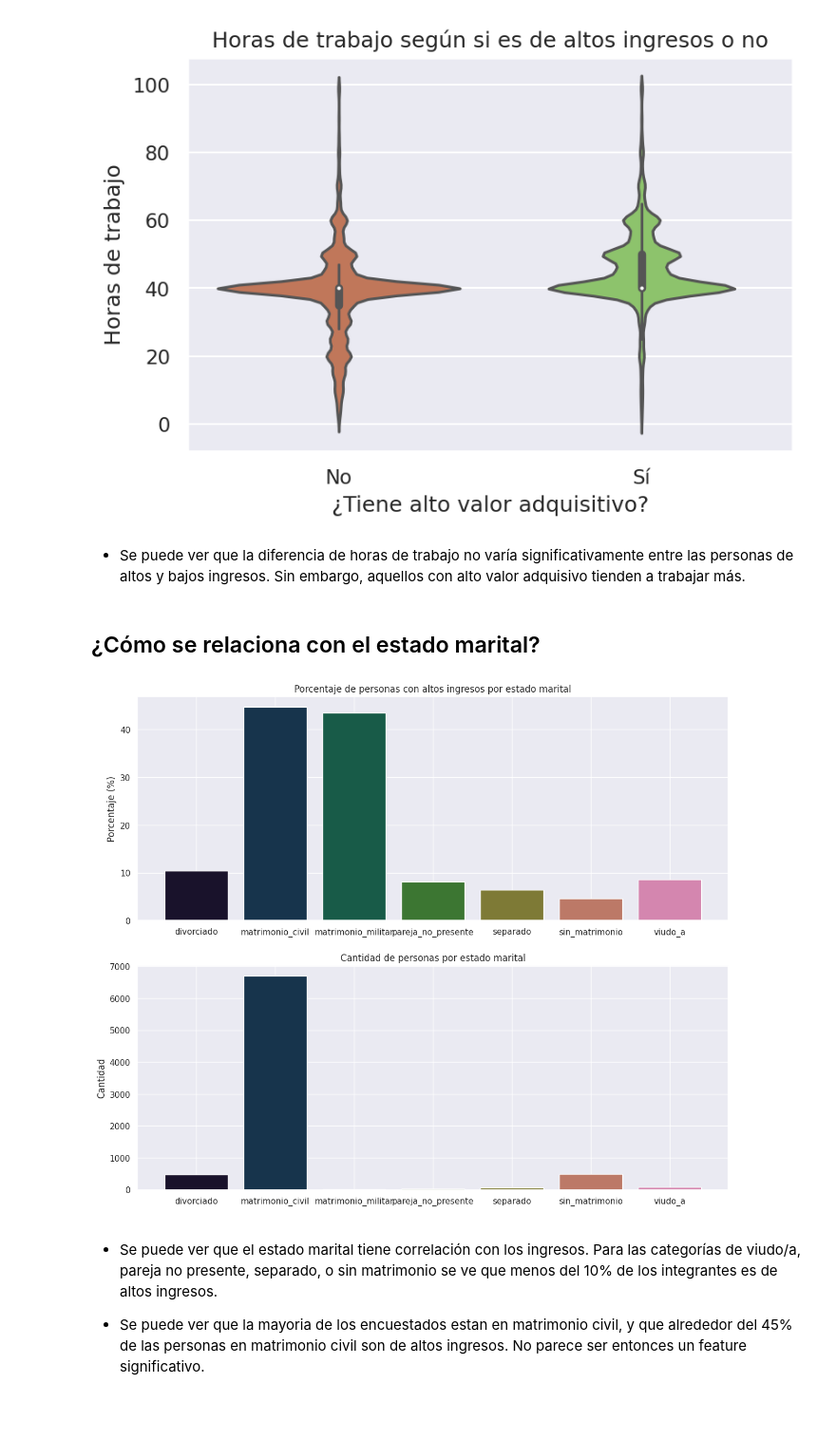
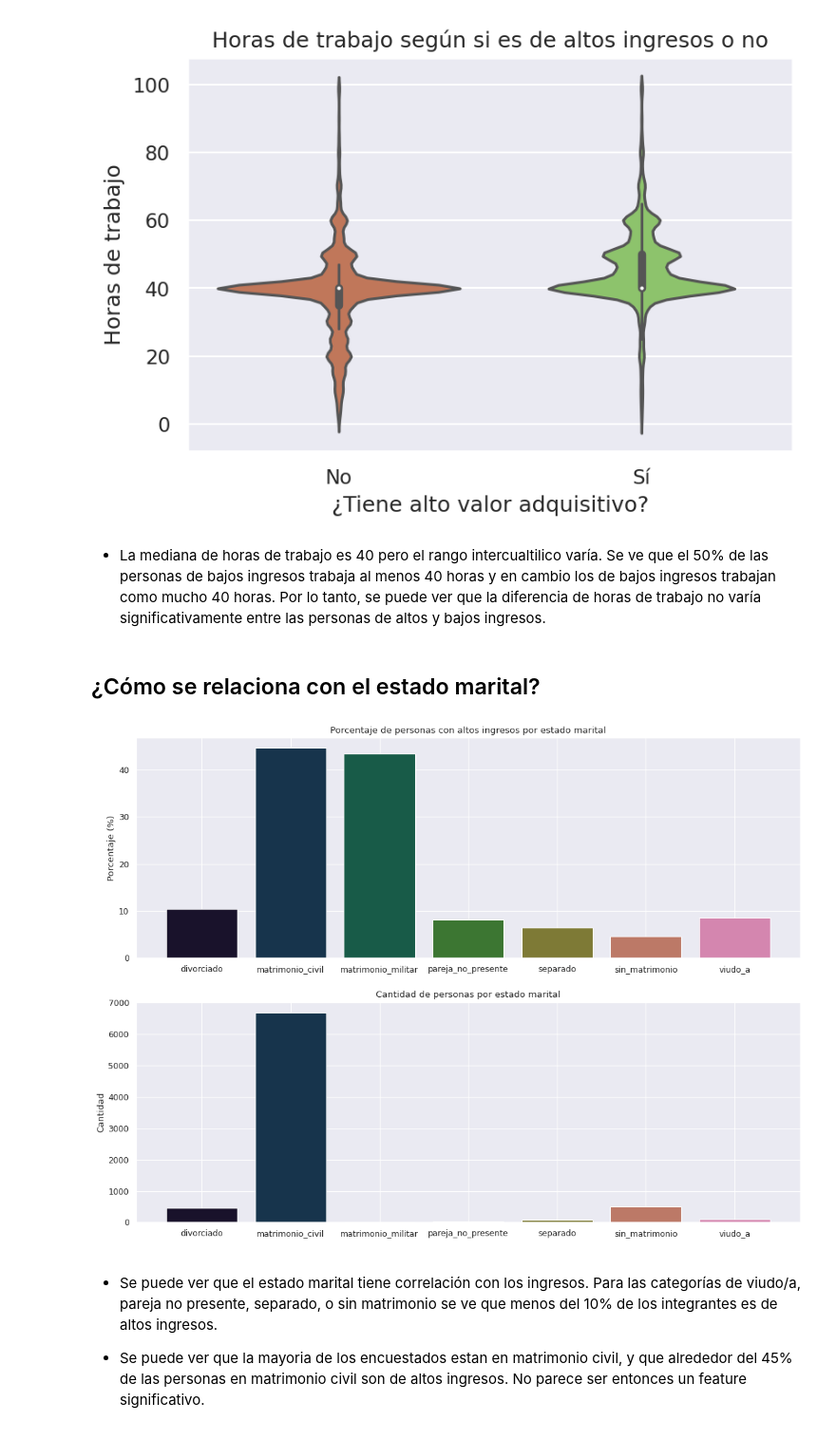
Before and after one commit to TomasArrachea/TP-Organizacion-de-Datos, a Jupyter notebook: informe.ipynb, the cells around one changed output. Shown at 95% size. Saved outputs shown, nothing was run; the diff lists cells and outputs as text; code cells hidden in the pictures.

```diff
--- a/informe.ipynb
+++ b/informe.ipynb
@@ -412,31 +422,31 @@ plt.xticks([False, True], ["No", "Sí"])
 plt.show()
 # %% [output]
 [figure]
-# %% [markdown]
-- Se puede ver que la diferencia de horas de trabajo no varía significativamente entre las personas de altos y bajos ingresos. Sin embargo, aquellos con alto valor adquisivo tienden a trabajar más.
+# %% [markdown]
+- La mediana de horas de trabajo es 40 pero el rango intercualtilico varía. Se ve que el 50% de las personas de bajos ingresos trabaja al menos 40 horas y en cambio los de bajos ingresos trabajan como mucho 40 horas. Por lo tanto, se puede ver que la diferencia de horas de trabajo no varía significativamente entre las personas de altos y bajos ingresos.
 # %% [markdown]
 ## ¿Cómo se relaciona con el estado marital?
 # %%
 df_total = df
 df_filtrado = df[df['tiene_alto_valor_adquisitivo'] == 1]
 
 df_r = (df_filtrado['estado_marital'].value_counts() / df_total['estado_marital'].value_counts()).sort_index(ascending=True)
 df_cantidad = (df_filtrado['estado_marital'].value_counts()).sort_index(ascending = True)
 
-fig, axes = plt.subplots(nrows=2, ncols=1, dpi=100, figsize=(14, 12))
+fig, axes = plt.subplots(nrows=2, ncols=1, dpi=80, figsize=(16, 12))
 
 axes[0].bar(df_r.index, (df_r.values)*100, color =sns.color_palette('cubehelix', 10))
 axes[0].set_ylabel("Porcentaje (%)")
 # axes[0].set_xlabel("Estado marital")
 axes[0].set_title("Porcentaje de personas con altos ingresos por estado marital")
 
 axes[1].bar(df_cantidad.index, df_cantidad.values, color =sns.color_palette('cubehelix', 10))
 axes[1].set_ylabel("Cantidad")
 # axes[1].set_xlabel("Estado marital")
 axes[1].set_title("Cantidad de personas por estado marital")
 plt.show()
 # %% [output]
-[figure, old version]
+[figure, new version]
 # %% [markdown]
 - Se puede ver que el estado marital tiene correlación con los ingresos. Para las categorías de viudo/a, pareja no presente, separado, o sin matrimonio se ve que menos del 10% de los integrantes es de altos ingresos.
 
```
Also changed, not shown: parts of 15 cells of this notebook.
